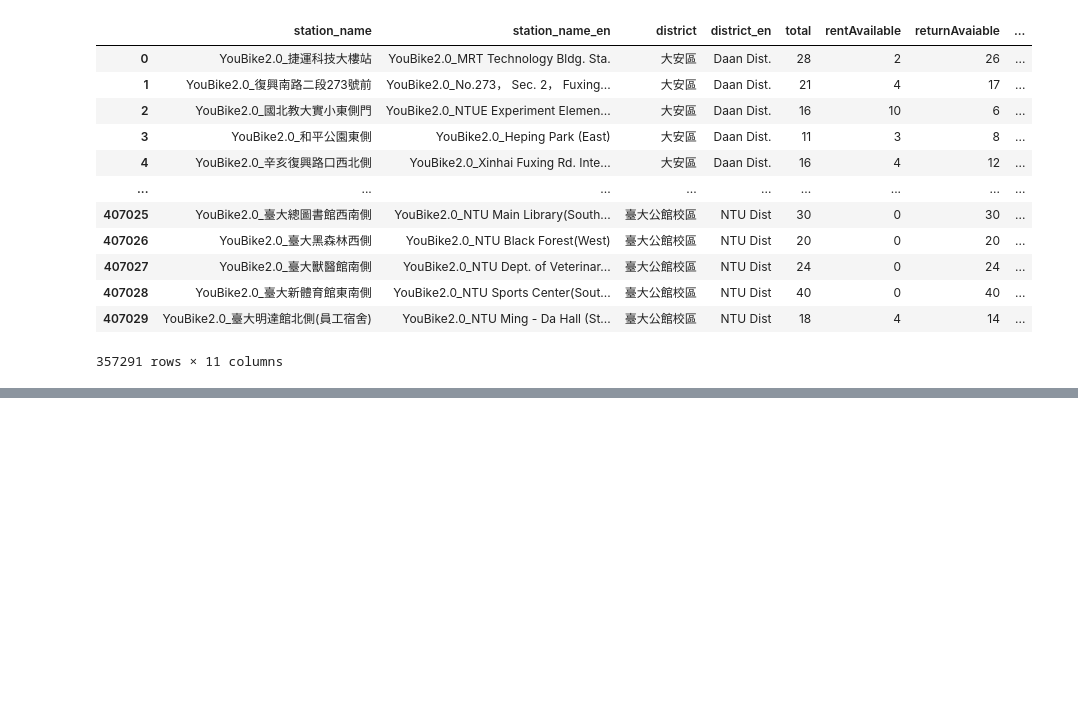
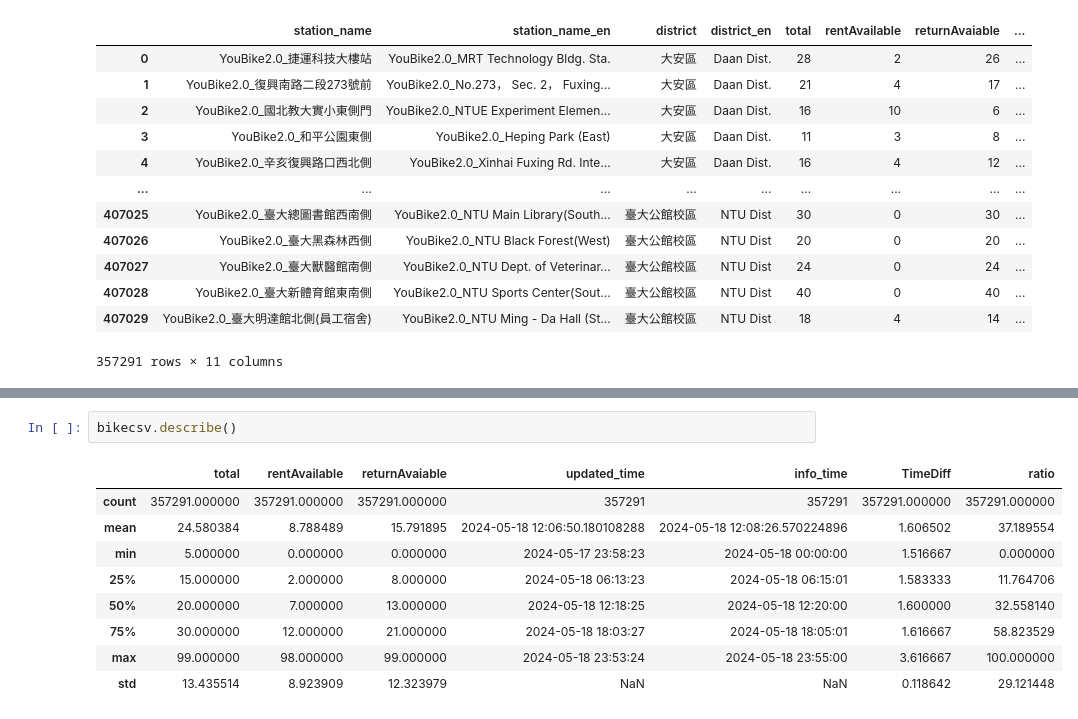
Before and after one commit to victorDeveloper0821/UbikeDataAnalysis, a Jupyter notebook: youBikeAnalytics.ipynb, the cells around one changed output, grey strips where cells are left out. Cells and saved outputs as stored; diff of their text form; blank space fills up the shorter version.

```diff
--- a/youBikeAnalytics.ipynb
+++ b/youBikeAnalytics.ipynb
@@ -259,0 +284,12 @@ plt.show()
+# %%
+bikecsv.describe()
+# %% [output]
+|  | total | rentAvailable | returnAvaiable | updated_time | info_time | TimeDiff | ratio |
+| count | 357291.000000 | 357291.000000 | 357291.000000 | 357291 | 357291 | 357291.000000 | 357291.000000 |
+| mean | 24.580384 | 8.788489 | 15.791895 | 2024-05-18 12:06:50.180108288 | 2024-05-18 12:08:26.570224896 | 1.606502 | 37.189554 |
+| min | 5.000000 | 0.000000 | 0.000000 | 2024-05-17 23:58:23 | 2024-05-18 00:00:00 | 1.516667 | 0.000000 |
+| 25% | 15.000000 | 2.000000 | 8.000000 | 2024-05-18 06:13:23 | 2024-05-18 06:15:01 | 1.583333 | 11.764706 |
+| 50% | 20.000000 | 7.000000 | 13.000000 | 2024-05-18 12:18:25 | 2024-05-18 12:20:00 | 1.600000 | 32.558140 |
+| 75% | 30.000000 | 12.000000 | 21.000000 | 2024-05-18 18:03:27 | 2024-05-18 18:05:01 | 1.616667 | 58.823529 |
+| max | 99.000000 | 98.000000 | 99.000000 | 2024-05-18 23:53:24 | 2024-05-18 23:55:00 | 3.616667 | 100.000000 |
+| std | 13.435514 | 8.923909 | 12.323979 | NaN | NaN | 0.118642 | 29.121448 |
```
Also changed, not shown: parts of 4 cells of this notebook, 1 other file.
